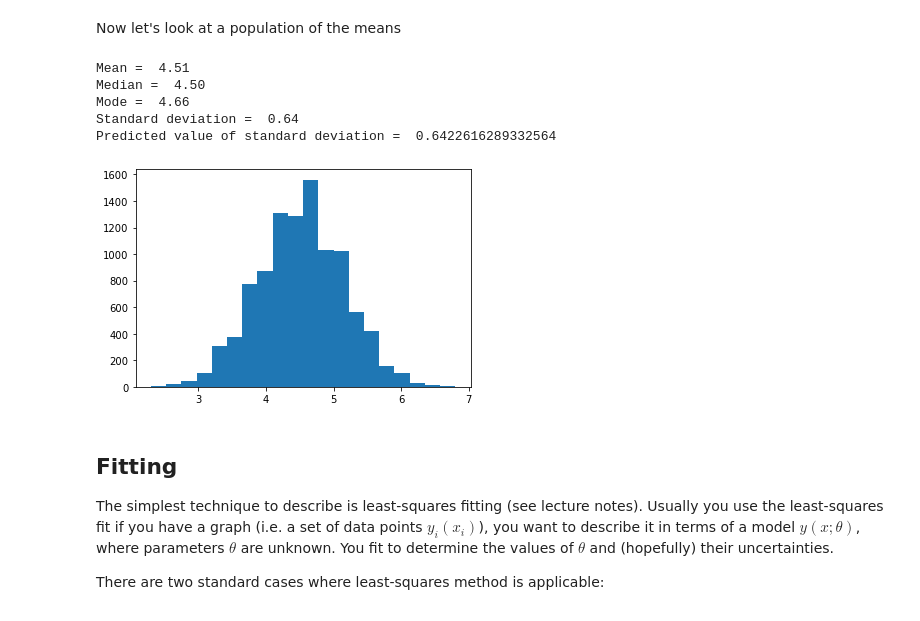
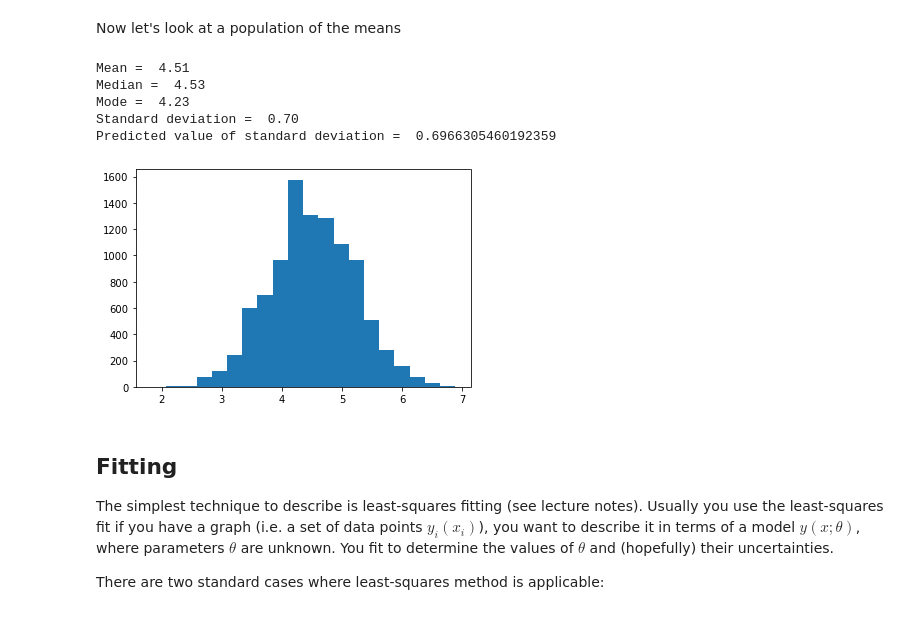
Before and after one commit to ds-connectors/Physics-88-Fa20, a Jupyter notebook: Week07/Lecture05_stat.ipynb, the cells around one changed output. Cells and saved outputs as stored; diff of their text form; code cells hidden in the pictures.

```diff
--- a/Week07/Lecture05_stat.ipynb
+++ b/Week07/Lecture05_stat.ipynb
@@ -139,29 +139,29 @@ Now let's look at a population of the means
 # %%
 Ndraws = 10000
 x = np.empty(Ndraws)
-N = 20
+N = 17
 for i in range(Ndraws):
     x[i] = drawN(N)
 
 n, bins, patches = plt.hist(x, 20, density=False)
 
 # various measures of "average value":
 print ('Mean = {0:5.2f}'.format(np.mean(x)))
 print ('Median = {0:5.2f}'.format(np.median(x)))
 print ('Mode = {0:5.2f}'.format(0.5*(bins[np.argmax(n)]+bins[np.argmax(n)+1])))
 
 # measure of the spread
 print ('Standard deviation = {0:5.2f}'.format(np.std(x)))
 
 # check
 print('Predicted value of standard deviation = ',sigma/np.sqrt(N))
 # %% [output]
 Mean =  4.51
-Median =  4.50
-Mode =  4.66
-Standard deviation =  0.64
-Predicted value of standard deviation =  0.6422616289332564
+Median =  4.53
+Mode =  4.23
+Standard deviation =  0.70
+Predicted value of standard deviation =  0.6966305460192359
-[figure, old version]
+[figure, new version]
 # %% [markdown]
 ## Fitting
 
```
Also changed, not shown: parts of 1 cell of this notebook, 1 other file.
